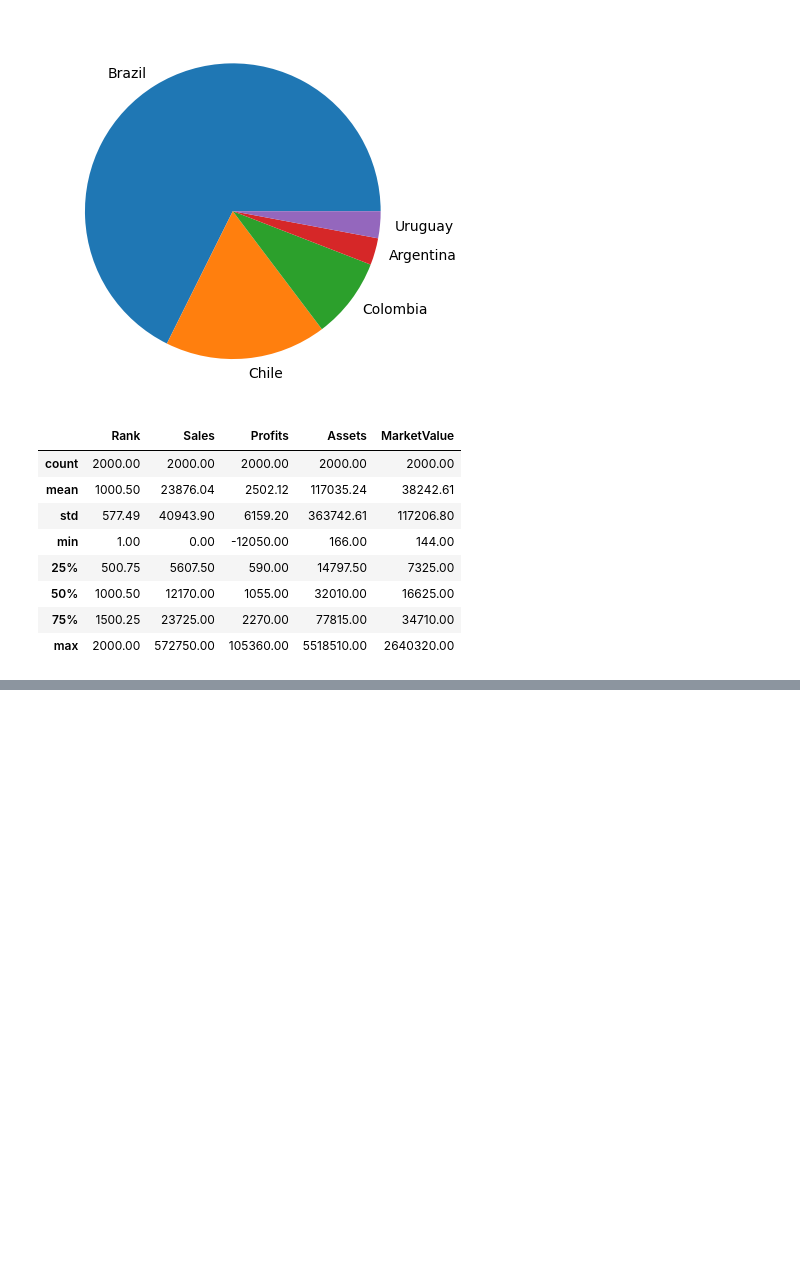
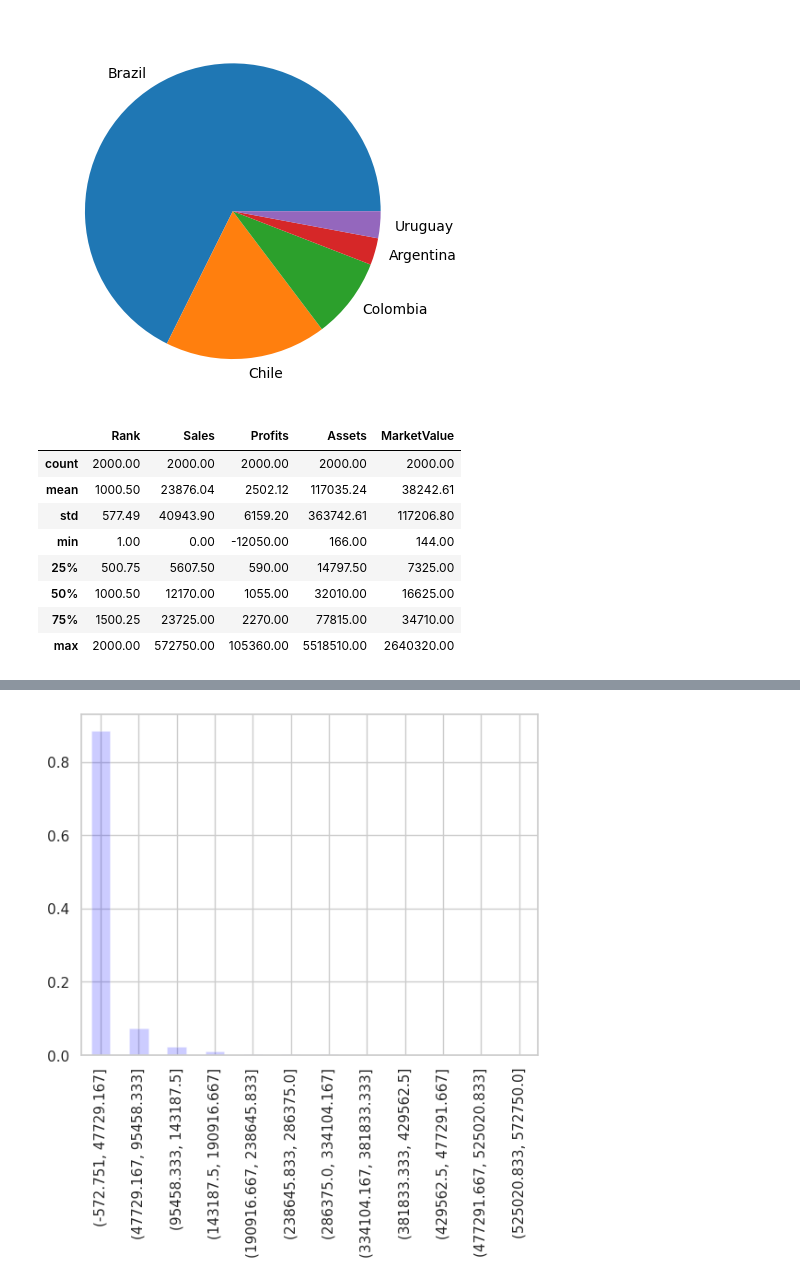
Before and after one commit to JohnCubides/ArtificialIntelligence, a Jupyter notebook: Actividad_2_BusquedaSistemasBasadosReglas.ipynb, the cells around one changed output, grey strips where cells are left out. Cells and saved outputs as stored; diff of their text form; code cells hidden in the pictures; blank space fills up the shorter version.

```diff
--- a/Actividad_2_BusquedaSistemasBasadosReglas.ipynb
+++ b/Actividad_2_BusquedaSistemasBasadosReglas.ipynb
@@ -230,0 +260,6 @@ df.describe().round(2)
+# %%
+#Definimos número de intervalos
+n = df.shape[0]
+k = 1 +(10/3)*np.log10(n)
+k = int(k.round(0))
+k
@@ -230,0 +268,5 @@ df.describe().round(2)
+# %%
+#Creamos los intervalos
+frecuencia = pd.value_counts(pd.cut(x=df.Sales,bins=k,include_lowest=True),
+                             sort = False, normalize = True)
+frecuencia
@@ -230,0 +287,7 @@ df.describe().round(2)
+# %%
+# Histograma de frecuencia
+sns.set_theme(style="whitegrid")
+frecuencia.plot(kind = 'bar', color='blue',alpha = 0.2)
+plt.show()
+# %% [output]
+[figure, added]
```
Also changed, not shown: parts of 34 cells of this notebook.
